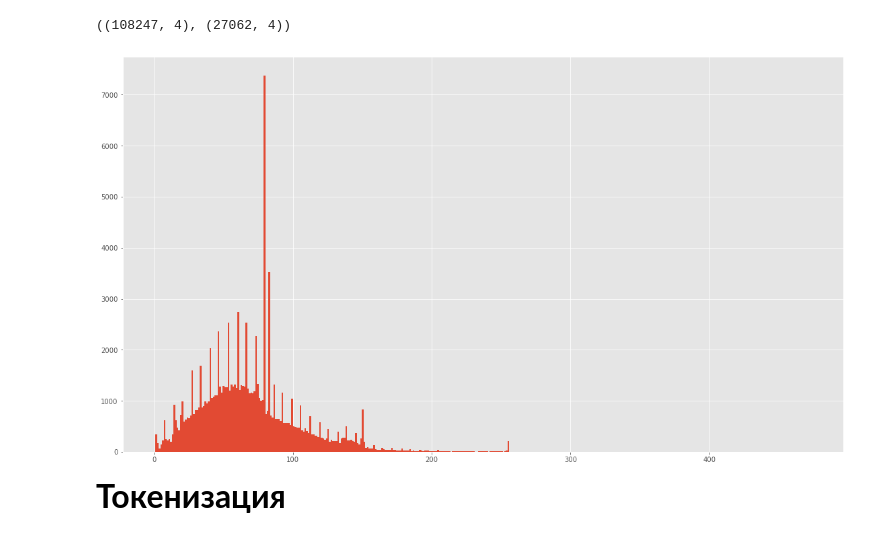
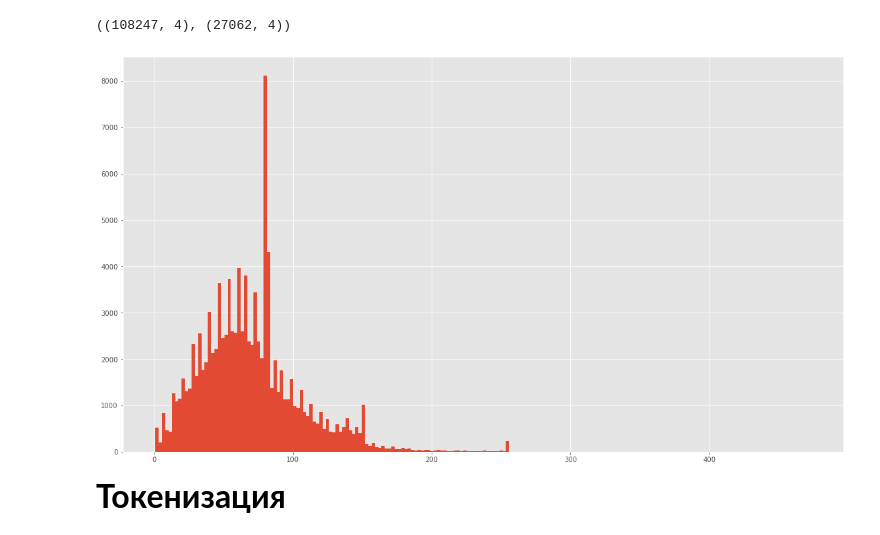
Before and after one commit to RomanSafronenkov/Kaggle, a Jupyter notebook: Технопарк/Kaggle Porn Detection/Safronenkov R. S. PORN DETECTION KAGGLE.ipynb, the cells around one changed output. Saved outputs shown, nothing was run; the diff lists cells and outputs as text; code cells hidden in the pictures.

```diff
--- a/Технопарк/Kaggle Porn Detection/Safronenkov R. S. PORN DETECTION KAGGLE.ipynb
+++ b/Технопарк/Kaggle Porn Detection/Safronenkov R. S. PORN DETECTION KAGGLE.ipynb
@@ -84,10 +91,10 @@ train_df.shape, val_df.shape
 # %% [output]
 ((108247, 4), (27062, 4))
 # %%
-train_df.title.str.len().hist(bins=400, figsize=(19.20, 10.80))
+train_df.title.str.len().hist(bins=200, figsize=(19.20, 10.80))
 plt.show()
 # %% [output]
-[figure, old version]
+[figure, new version]
 # %% [markdown]
 <font color='black' size=6 face='Times New Roman'><b>Токенизация</b></font>
 # %%
```
Also changed, not shown: parts of 21 cells of this notebook, 3 other files.
